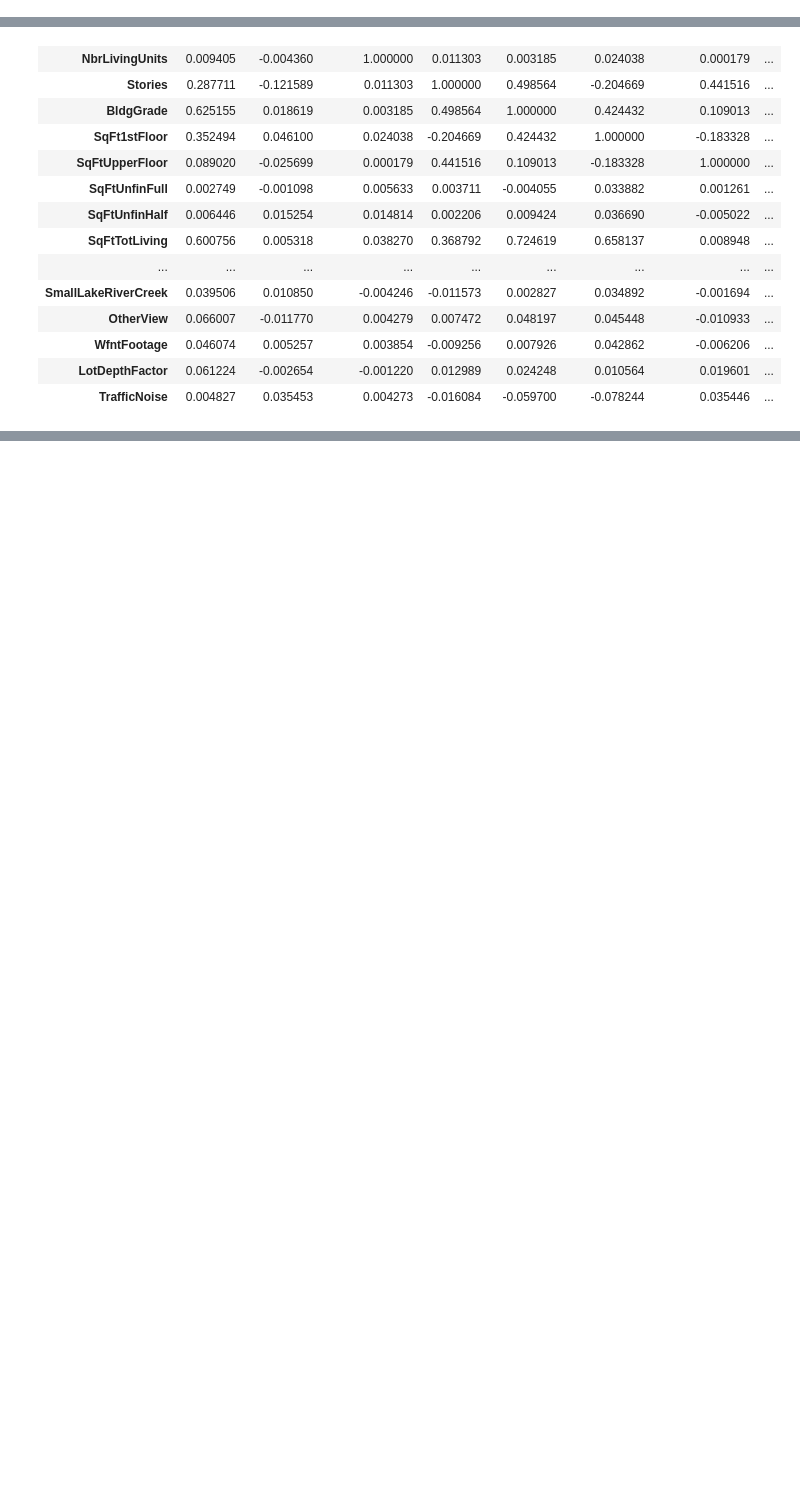
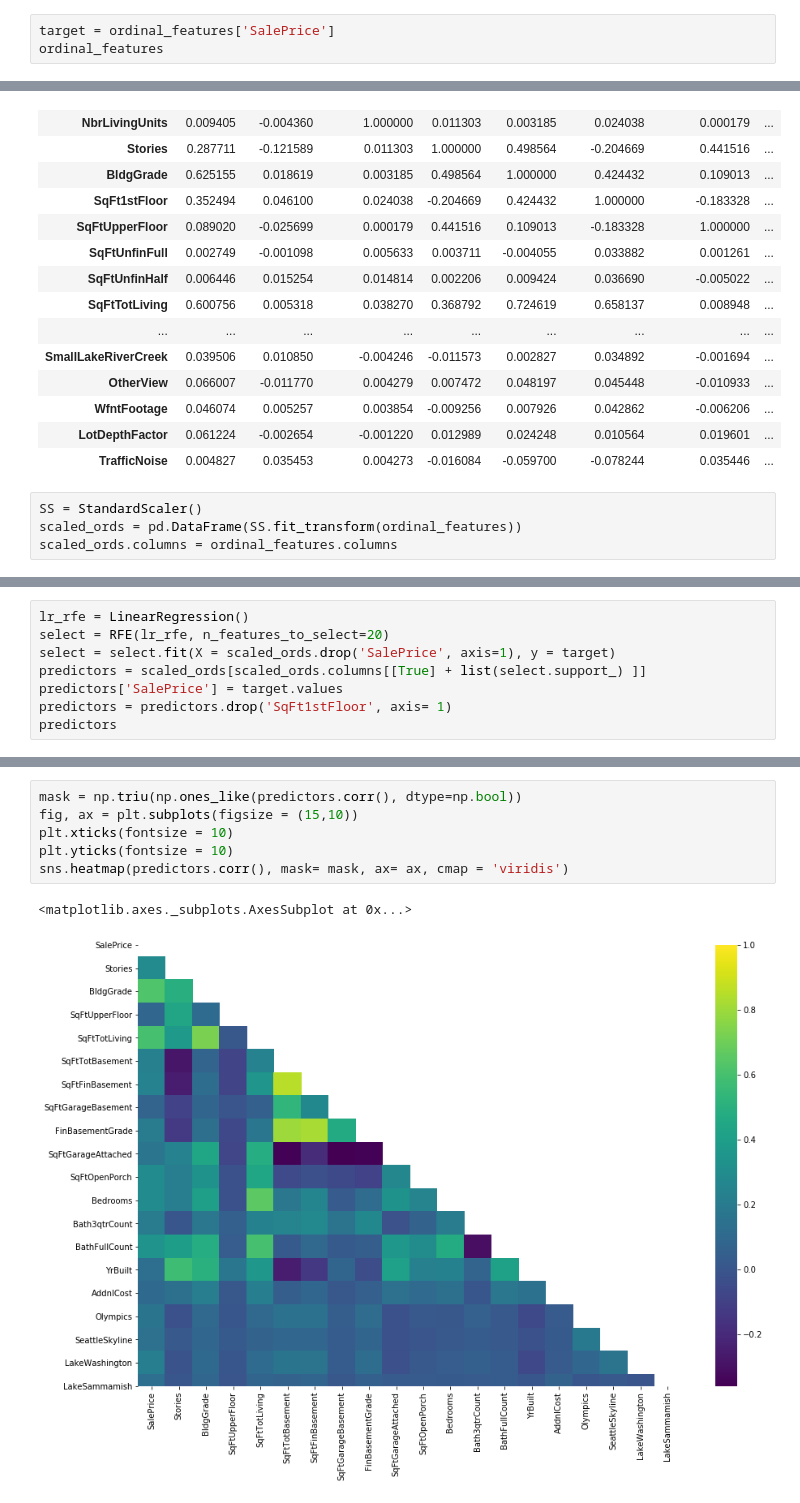
Before and after one commit to Jaccomando/phase_2_project_chicago-sf-seattle-ds-082420, a Jupyter notebook: exploratory/matt_model_testing.ipynb, the cells around one changed output, grey strips where cells are left out. Drawn from its saved outputs; the diff is of its cells as text; blank space fills up the shorter version.

```diff
--- a/exploratory/matt_model_testing.ipynb
+++ b/exploratory/matt_model_testing.ipynb
@@ -46,0 +39,3 @@ ordinal_features
+# %%
+target = ordinal_features['SalePrice']
+ordinal_features
@@ -80,3 +89,7 @@ ordinal_features.corr()
 | WfntFootage | 0.046074 | 0.005257 | 0.003854 | -0.009256 | 0.007926 | 0.042862 | -0.006206 | ... |
 | LotDepthFactor | 0.061224 | -0.002654 | -0.001220 | 0.012989 | 0.024248 | 0.010564 | 0.019601 | ... |
 | TrafficNoise | 0.004827 | 0.035453 | 0.004273 | -0.016084 | -0.059700 | -0.078244 | 0.035446 | ... |
+# %%
+SS = StandardScaler()
+scaled_ords = pd.DataFrame(SS.fit_transform(ordinal_features))
+scaled_ords.columns = ordinal_features.columns
@@ -82,0 +112,8 @@ ordinal_features.corr()
+# %%
+lr_rfe = LinearRegression()
+select = RFE(lr_rfe, n_features_to_select=20)
+select = select.fit(X = scaled_ords.drop('SalePrice', axis=1), y = target)
+predictors = scaled_ords[scaled_ords.columns[[True] + list(select.support_) ]]
+predictors['SalePrice'] = target.values
+predictors = predictors.drop('SqFt1stFloor', axis= 1)
+predictors
@@ -82,0 +139,9 @@ ordinal_features.corr()
+# %%
+mask = np.triu(np.ones_like(predictors.corr(), dtype=np.bool))
+fig, ax = plt.subplots(figsize = (15,10))
+plt.xticks(fontsize = 10)
+plt.yticks(fontsize = 10)
+sns.heatmap(predictors.corr(), mask= mask, ax= ax, cmap = 'viridis')
+# %% [output]
+<matplotlib.axes._subplots.AxesSubplot at 0x...>
+[figure, added]
```
Also changed, not shown: parts of 10 cells of this notebook, 1 other file.
